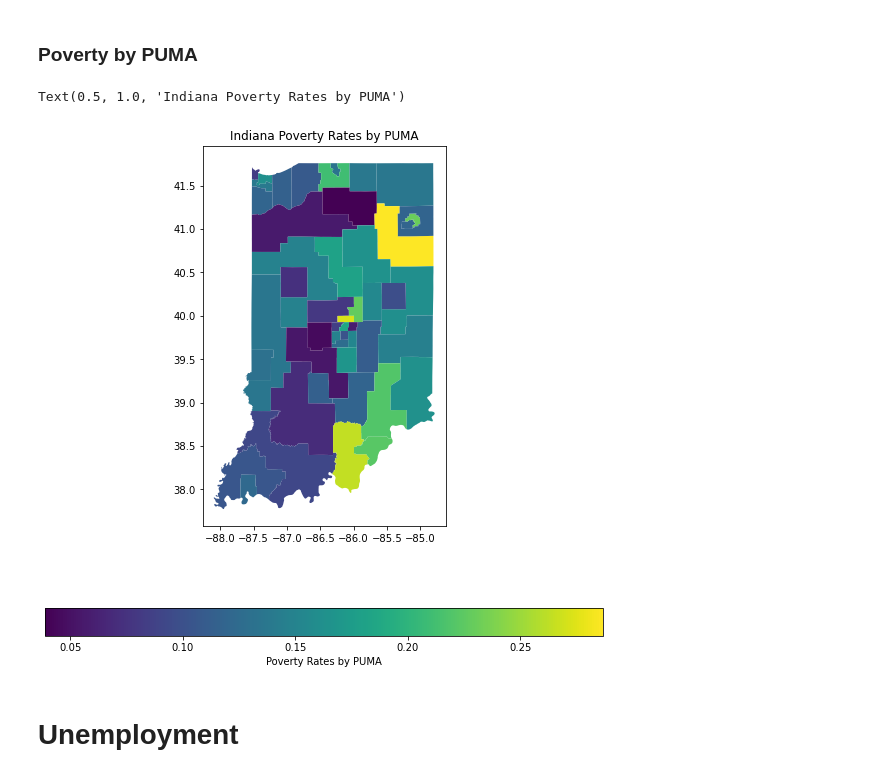
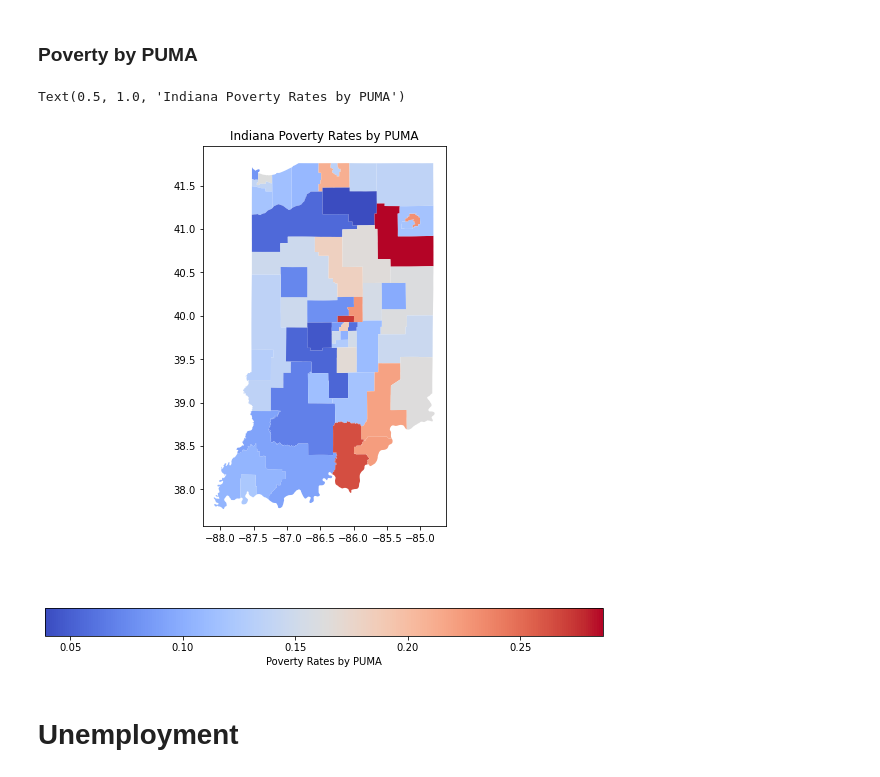
Before and after one commit to paradisal1/PUMS-EDA, a Jupyter notebook: Condensed_PUMS_Project.ipynb, the cells around one changed output. Saved outputs shown, nothing was run; the diff lists cells and outputs as text; code cells hidden in the pictures.

```diff
--- a/Condensed_PUMS_Project.ipynb
+++ b/Condensed_PUMS_Project.ipynb
@@ -289,13 +289,13 @@ geo_pov.columns = ['PUMACE10', 'False','True']
 geo_data['Pov'] = geo_pov['True']
 geo_data;
 # %%
-geo_data.plot(column='Pov',legend=True, figsize=(10,10),
+geo_data.plot(cmap='coolwarm',column='Pov',legend=True, figsize=(10,10),
               legend_kwds = {'label':'Poverty Rates by PUMA',
                              'orientation':'horizontal'}
              ).set_title('Indiana Poverty Rates by PUMA')
 # %% [output]
 Text(0.5, 1.0, 'Indiana Poverty Rates by PUMA')
-[figure, old version]
+[figure, new version]
 # %% [markdown]
 # Unemployment
 # %%
```
